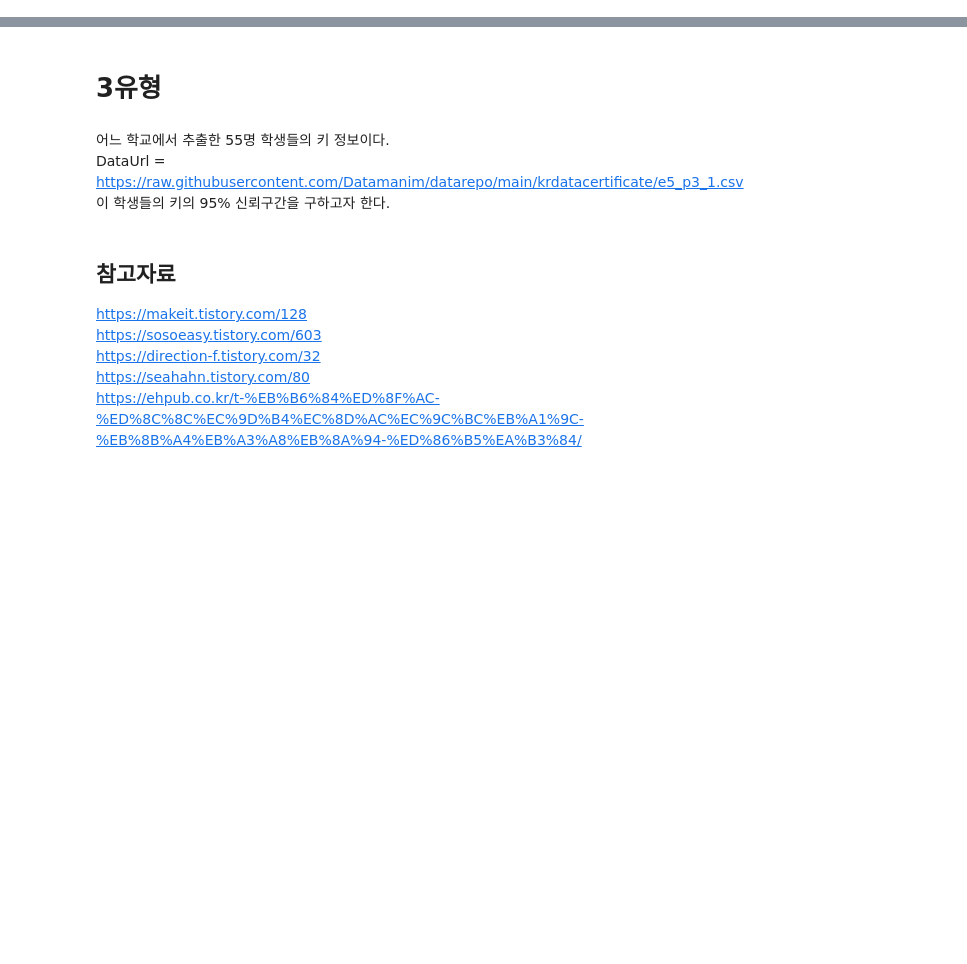
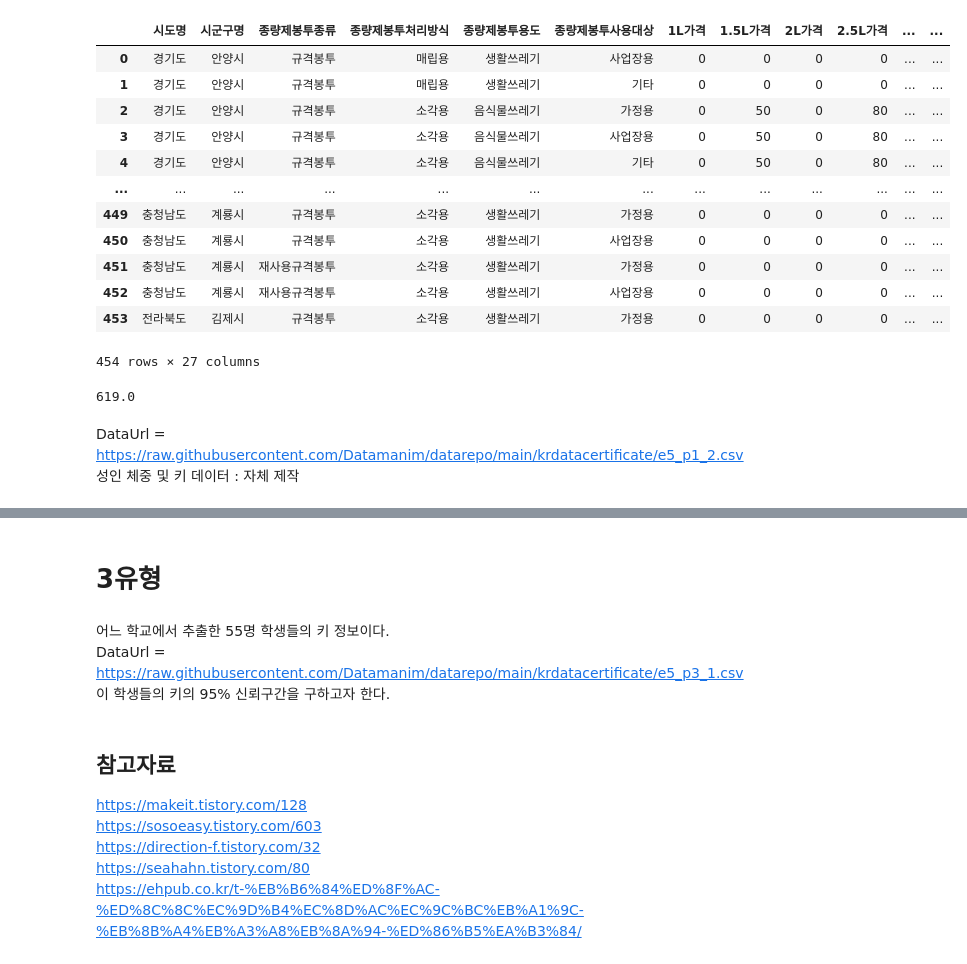
Before and after one commit to Parksemo/Learned-Coding, a Jupyter notebook: 빅분기/데이터마님/5회 기출 변형.ipynb, the cells around one changed output, grey strips where cells are left out. Drawn from its saved outputs; the diff is of its cells as text; code cells hidden in the pictures; blank space fills up the shorter version.

```diff
--- a/빅분기/데이터마님/5회 기출 변형.ipynb
+++ b/빅분기/데이터마님/5회 기출 변형.ipynb
@@ -0,0 +46,24 @@
+# %%
+df1
+# %% [output]
+|  | 시도명 | 시군구명 | 종량제봉투종류 | 종량제봉투처리방식 | 종량제봉투용도 | 종량제봉투사용대상 | 1L가격 | 1.5L가격 | 2L가격 | 2.5L가격 | ... | ... |
+| 0 | 경기도 | 안양시 | 규격봉투 | 매립용 | 생활쓰레기 | 사업장용 | 0 | 0 | 0 | 0 | ... | ... |
+| 1 | 경기도 | 안양시 | 규격봉투 | 매립용 | 생활쓰레기 | 기타 | 0 | 0 | 0 | 0 | ... | ... |
+| 2 | 경기도 | 안양시 | 규격봉투 | 소각용 | 음식물쓰레기 | 가정용 | 0 | 50 | 0 | 80 | ... | ... |
+| 3 | 경기도 | 안양시 | 규격봉투 | 소각용 | 음식물쓰레기 | 사업장용 | 0 | 50 | 0 | 80 | ... | ... |
+| 4 | 경기도 | 안양시 | 규격봉투 | 소각용 | 음식물쓰레기 | 기타 | 0 | 50 | 0 | 80 | ... | ... |
+| ... | ... | ... | ... | ... | ... | ... | ... | ... | ... | ... | ... | ... |
+| 449 | 충청남도 | 계룡시 | 규격봉투 | 소각용 | 생활쓰레기 | 가정용 | 0 | 0 | 0 | 0 | ... | ... |
+| 450 | 충청남도 | 계룡시 | 규격봉투 | 소각용 | 생활쓰레기 | 사업장용 | 0 | 0 | 0 | 0 | ... | ... |
+| 451 | 충청남도 | 계룡시 | 재사용규격봉투 | 소각용 | 생활쓰레기 | 가정용 | 0 | 0 | 0 | 0 | ... | ... |
+| 452 | 충청남도 | 계룡시 | 재사용규격봉투 | 소각용 | 생활쓰레기 | 사업장용 | 0 | 0 | 0 | 0 | ... | ... |
+| 453 | 전라북도 | 김제시 | 규격봉투 | 소각용 | 생활쓰레기 | 가정용 | 0 | 0 | 0 | 0 | ... | ... |
+454 rows × 27 columns
+# %%
+round(df1.groupby('시도명').mean()['차이가격'].sort_values(ascending = False).values[0],1)
+# %% [output]
+619.0
+# %% [markdown]
+DataUrl = https://raw.githubusercontent.com/Datamanim/datarepo/main/krdatacertificate/e5_p1_2.csv
+<br>
+성인 체중 및 키 데이터 : 자체 제작
```
Also changed, not shown: parts of 44 cells of this notebook.
